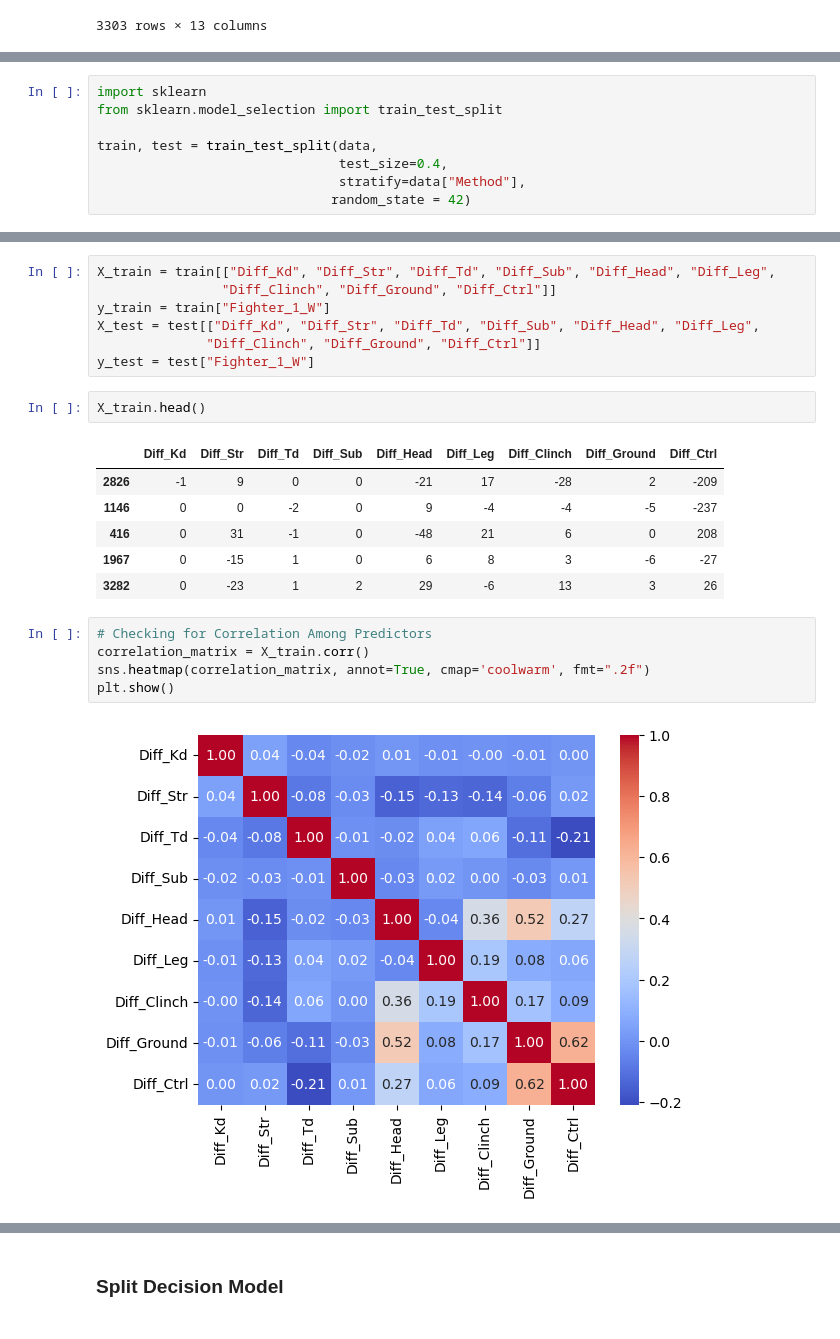
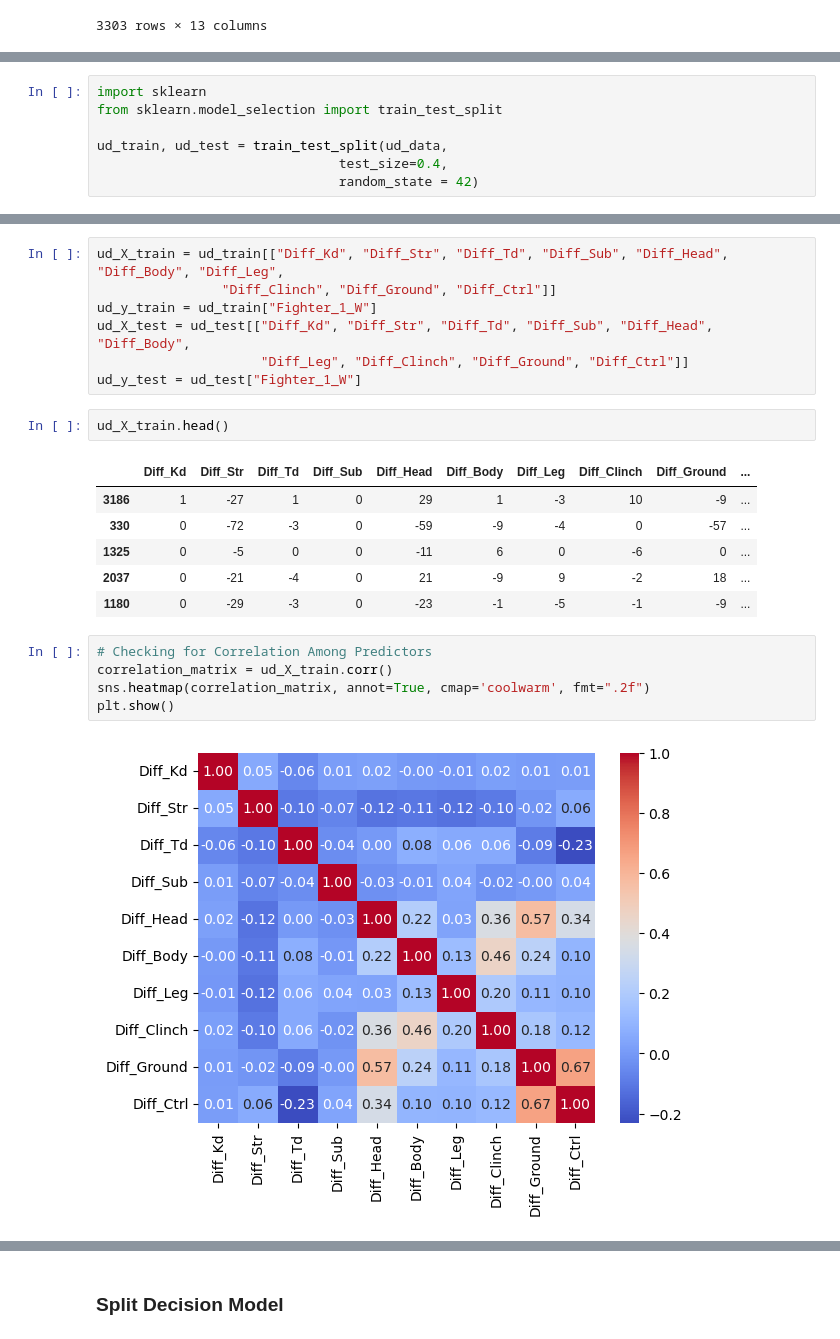
Before and after one commit to jcollopy-tulane/jcollopy-tulane.github.io, a Jupyter notebook: UFC_Fight_Project.ipynb, the cells around one changed output, grey strips where cells are left out. Cells and saved outputs as stored; diff of their text form.

```diff
--- a/UFC_Fight_Project.ipynb
+++ b/UFC_Fight_Project.ipynb
@@ -1376,8 +1391,7 @@ data
 import sklearn
 from sklearn.model_selection import train_test_split
 
-train, test = train_test_split(data,
+ud_train, ud_test = train_test_split(ud_data,
                                test_size=0.4,
-                               stratify=data["Method"],
-                              random_state = 42)
+                               random_state = 42)
 # %%
@@ -1399,24 +1413,24 @@ train
 # %%
-X_train = train[["Diff_Kd", "Diff_Str", "Diff_Td", "Diff_Sub", "Diff_Head", "Diff_Leg",
+ud_X_train = ud_train[["Diff_Kd", "Diff_Str", "Diff_Td", "Diff_Sub", "Diff_Head", "Diff_Body", "Diff_Leg",
                 "Diff_Clinch", "Diff_Ground", "Diff_Ctrl"]]
-y_train = train["Fighter_1_W"]
-X_test = test[["Diff_Kd", "Diff_Str", "Diff_Td", "Diff_Sub", "Diff_Head", "Diff_Leg",
-              "Diff_Clinch", "Diff_Ground", "Diff_Ctrl"]]
-y_test = test["Fighter_1_W"]
+ud_y_train = ud_train["Fighter_1_W"]
+ud_X_test = ud_test[["Diff_Kd", "Diff_Str", "Diff_Td", "Diff_Sub", "Diff_Head", "Diff_Body",
+                     "Diff_Leg", "Diff_Clinch", "Diff_Ground", "Diff_Ctrl"]]
+ud_y_test = ud_test["Fighter_1_W"]
 # %%
-X_train.head()
+ud_X_train.head()
 # %% [output]
-|  | Diff_Kd | Diff_Str | Diff_Td | Diff_Sub | Diff_Head | Diff_Leg | Diff_Clinch | Diff_Ground | Diff_Ctrl |
-| 2826 | -1 | 9 | 0 | 0 | -21 | 17 | -28 | 2 | -209 |
-| 1146 | 0 | 0 | -2 | 0 | 9 | -4 | -4 | -5 | -237 |
-| 416 | 0 | 31 | -1 | 0 | -48 | 21 | 6 | 0 | 208 |
-| 1967 | 0 | -15 | 1 | 0 | 6 | 8 | 3 | -6 | -27 |
-| 3282 | 0 | -23 | 1 | 2 | 29 | -6 | 13 | 3 | 26 |
+|  | Diff_Kd | Diff_Str | Diff_Td | Diff_Sub | Diff_Head | Diff_Body | Diff_Leg | Diff_Clinch | Diff_Ground | ... |
+| 3186 | 1 | -27 | 1 | 0 | 29 | 1 | -3 | 10 | -9 | ... |
+| 330 | 0 | -72 | -3 | 0 | -59 | -9 | -4 | 0 | -57 | ... |
+| 1325 | 0 | -5 | 0 | 0 | -11 | 6 | 0 | -6 | 0 | ... |
+| 2037 | 0 | -21 | -4 | 0 | 21 | -9 | 9 | -2 | 18 | ... |
+| 1180 | 0 | -29 | -3 | 0 | -23 | -1 | -5 | -1 | -9 | ... |
 # %%
 # Checking for Correlation Among Predictors
-correlation_matrix = X_train.corr()
+correlation_matrix = ud_X_train.corr()
 sns.heatmap(correlation_matrix, annot=True, cmap='coolwarm', fmt=".2f")
 plt.show()
 # %% [output]
-[figure, old version]
+[figure, new version]
 # %%
```
Also changed, not shown: parts of 30 cells of this notebook.
